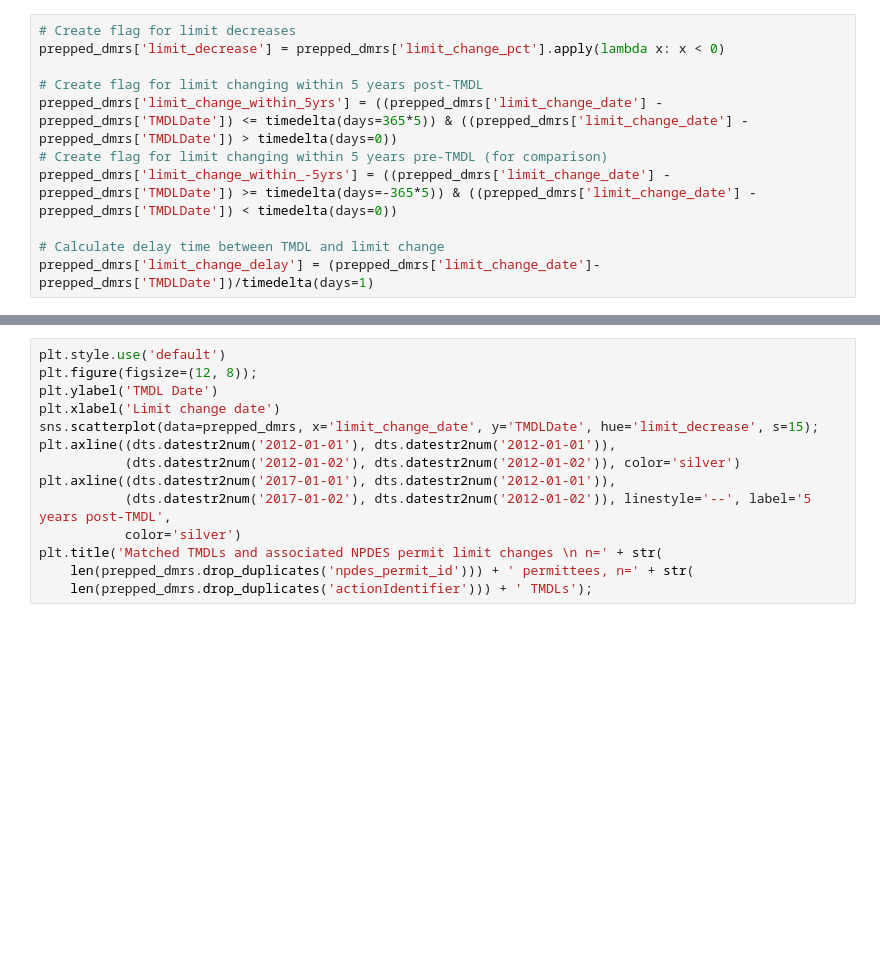
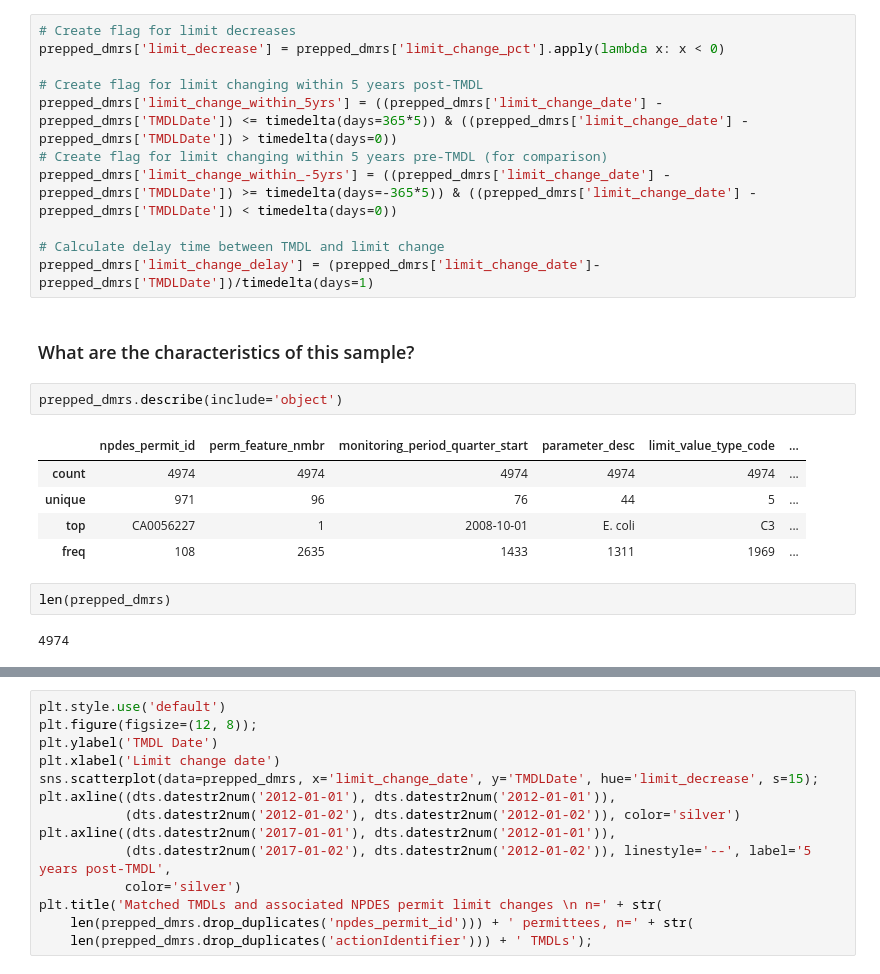
Before and after one commit to reglab/TMDLs_archived, a Jupyter notebook: TMDLS_limit_changes.ipynb, the cells around one changed output, grey strips where cells are left out. Drawn from its saved outputs; the diff is of its cells as text; blank space fills up the shorter version.

```diff
--- a/TMDLS_limit_changes.ipynb
+++ b/TMDLS_limit_changes.ipynb
@@ -476,3 +476,17 @@ prepped_dmrs['limit_change_within_-5yrs'] = ((prepped_dmrs['limit_change_date']
 
 # Calculate delay time between TMDL and limit change
 prepped_dmrs['limit_change_delay'] = (prepped_dmrs['limit_change_date']-prepped_dmrs['TMDLDate'])/timedelta(days=1)
+# %% [markdown]
+### What are the characteristics of this sample?
+# %%
+prepped_dmrs.describe(include='object')
+# %% [output]
+|  | npdes_permit_id | perm_feature_nmbr | monitoring_period_quarter_start | parameter_desc | limit_value_type_code | ... |
+| count | 4974 | 4974 | 4974 | 4974 | 4974 | ... |
+| unique | 971 | 96 | 76 | 44 | 5 | ... |
+| top | CA0056227 | 1 | 2008-10-01 | E. coli | C3 | ... |
+| freq | 108 | 2635 | 1433 | 1311 | 1969 | ... |
+# %%
+len(prepped_dmrs)
+# %% [output]
+4974
```
Also changed, not shown: parts of 4 cells of this notebook.
